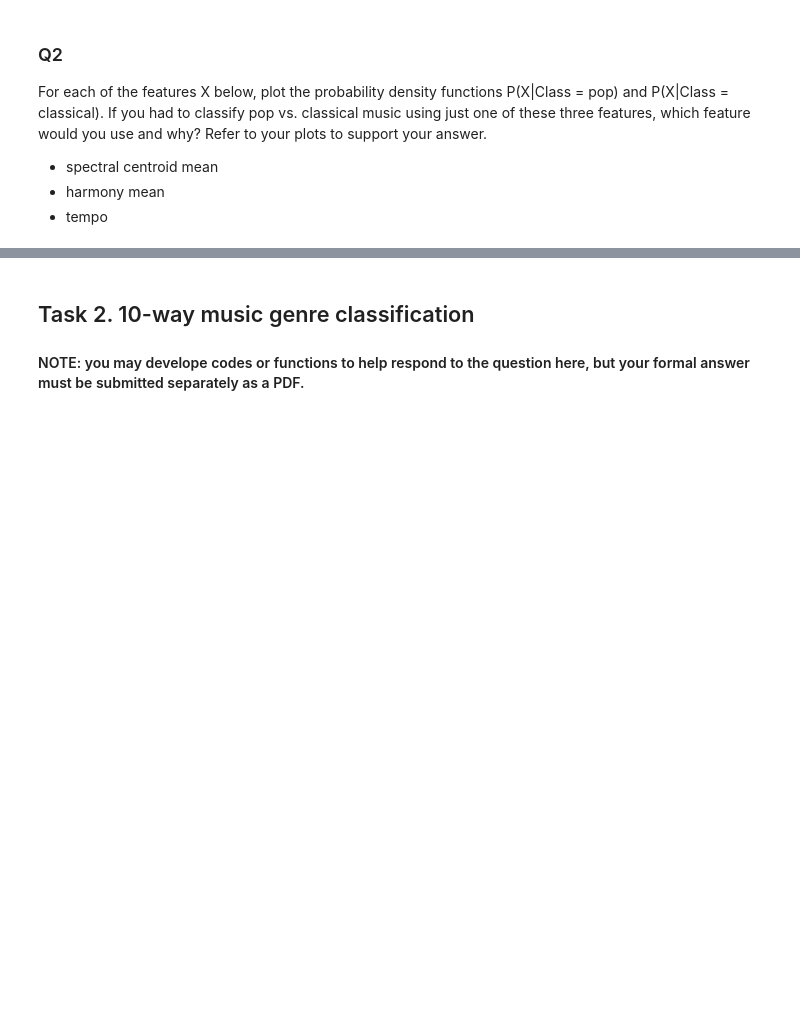
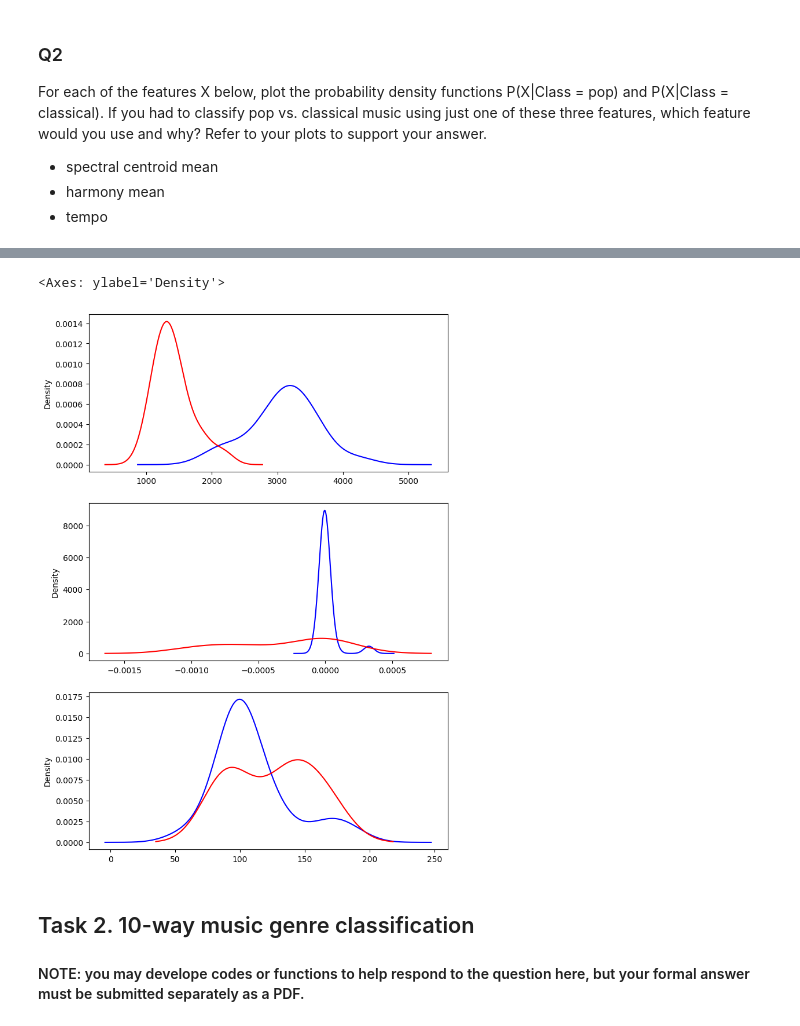
Before and after one commit to EasonXuUniMelb/ML_Ass1, a Jupyter notebook: COMP30027_2023_asst1_template.ipynb, the cells around one changed output, grey strips where cells are left out. Drawn from its saved outputs; the diff is of its cells as text; code cells hidden in the pictures; blank space fills up the shorter version.

Commit message:
graph done

```diff
--- a/COMP30027_2023_asst1_template.ipynb
+++ b/COMP30027_2023_asst1_template.ipynb
@@ -203,3 +191,22 @@ for attribute in ['spectral_centroid_mean', 'harmony_mean', 'tempo']:
+# %%
+pop_data = test_data_df[test_data_df['label'] == 'pop']
+classical_data = test_data_df[test_data_df['label'] == 'classical']
+plt.figure(figsize=(8,12))
+
+plt.subplot(311)
+pop_data.spectral_centroid_mean.plot.density(color='blue')
+classical_data.spectral_centroid_mean.plot.density(color='red')
+
+plt.subplot(312)
+pop_data.harmony_mean.plot.density(color='blue')
+classical_data.harmony_mean.plot.density(color='red')
+
+plt.subplot(313)
+pop_data.tempo.plot.density(color='blue')
+classical_data.tempo.plot.density(color='red')
+# %% [output]
+<Axes: ylabel='Density'>
+[figure, added]
 # %% [markdown]
 ## Task 2. 10-way music genre classification
 
```
Also changed, not shown: parts of 2 cells of this notebook, 1 other file.
